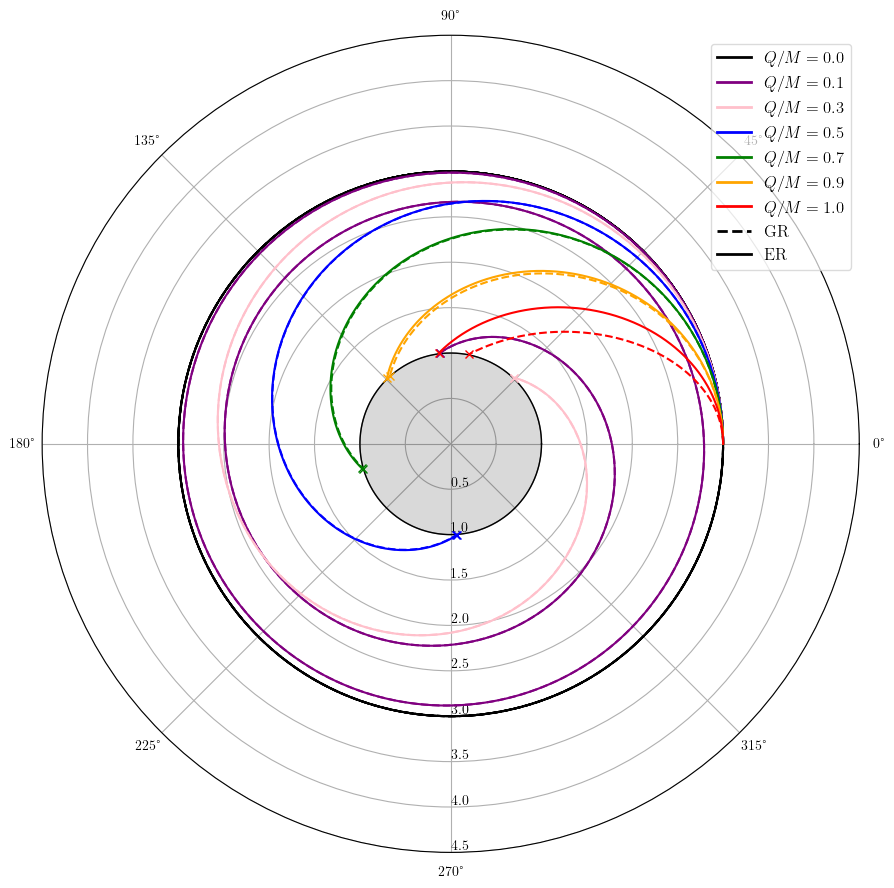
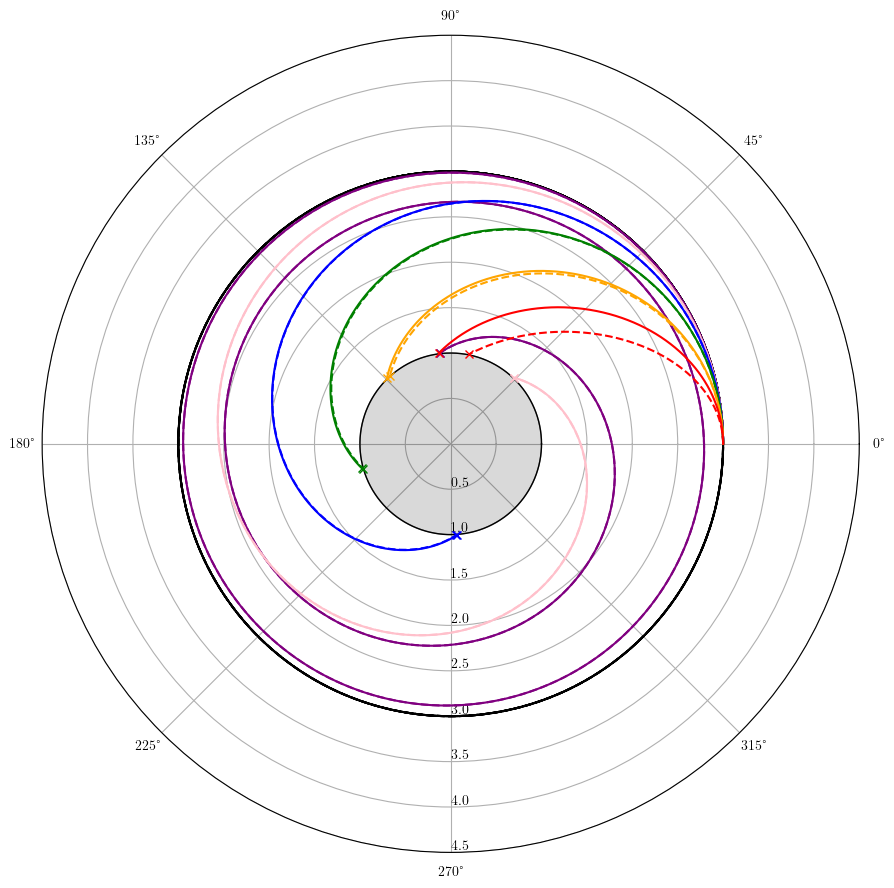
Unified diff of the notebook cell whose output changed from the first chart to the second:
--- before
+++ after
@@ -71,8 +71,5 @@
     Line2D([0], [0], color='black', lw=2, linestyle='-', label='ER')
 ]
-ax.legend(
-    handles=color_handles + style_handles,
-    loc="upper right", fontsize=12, framealpha=0.7
-)
+#ax.legend(handles=color_handles + style_handles,loc="upper right", fontsize=17)
 
 ax.set_rmax(1.5 * rho_init_horizon)

Commit: Update + requirements